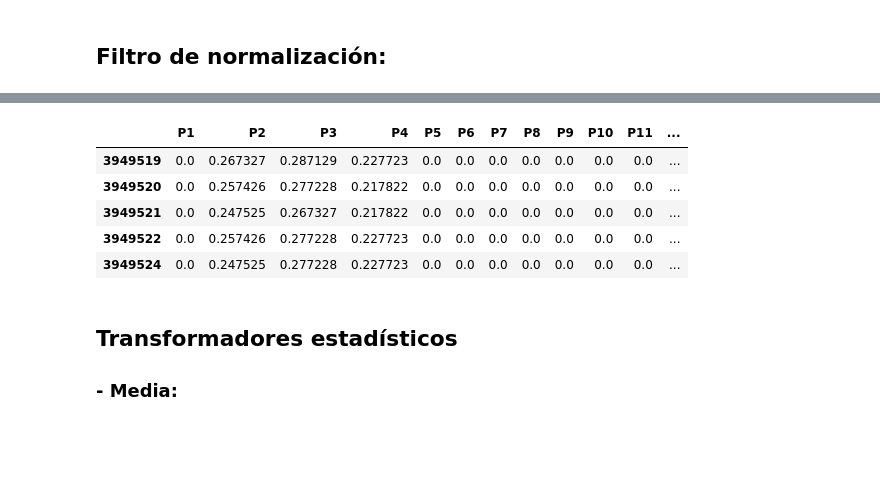
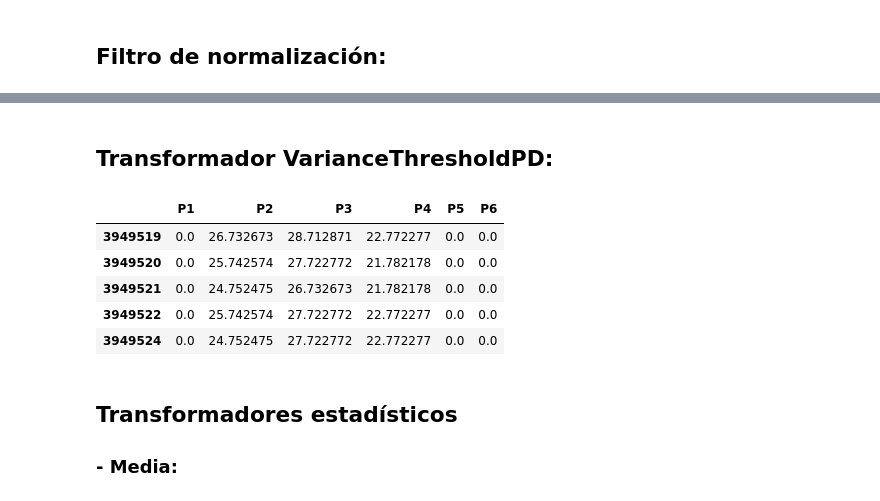
Before and after one commit to aliciaolivaresgil/TFG-SmartBeds, a Jupyter notebook: src/Transformadores.ipynb, the cells around one changed output, grey strips where cells are left out. Cells and saved outputs as stored; diff of their text form; code cells hidden in the pictures; blank space fills up the shorter version.

```diff
--- a/src/Transformadores.ipynb
+++ b/src/Transformadores.ipynb
@@ -74,12 +84,16 @@ datosNormalizados = normalizer.fit_transform(presiones)
-# %%
-datosNormalizados.head()
-# %% [output]
-|  | P1 | P2 | P3 | P4 | P5 | P6 | P7 | P8 | P9 | P10 | P11 | ... |
-| 3949519 | 0.0 | 0.267327 | 0.287129 | 0.227723 | 0.0 | 0.0 | 0.0 | 0.0 | 0.0 | 0.0 | 0.0 | ... |
-| 3949520 | 0.0 | 0.257426 | 0.277228 | 0.217822 | 0.0 | 0.0 | 0.0 | 0.0 | 0.0 | 0.0 | 0.0 | ... |
-| 3949521 | 0.0 | 0.247525 | 0.267327 | 0.217822 | 0.0 | 0.0 | 0.0 | 0.0 | 0.0 | 0.0 | 0.0 | ... |
-| 3949522 | 0.0 | 0.257426 | 0.277228 | 0.227723 | 0.0 | 0.0 | 0.0 | 0.0 | 0.0 | 0.0 | 0.0 | ... |
-| 3949524 | 0.0 | 0.247525 | 0.277228 | 0.227723 | 0.0 | 0.0 | 0.0 | 0.0 | 0.0 | 0.0 | 0.0 | ... |
+# %% [markdown]
+## Transformador VarianceThresholdPD:
+# %%
+varianceThresholdPD = VarianceThresholdPD(0.5)
+datosNormalizados = varianceThresholdPD.fit_transform(datosNormalizados)
+datosNormalizados.head()
+# %% [output]
+|  | P1 | P2 | P3 | P4 | P5 | P6 |
+| 3949519 | 0.0 | 26.732673 | 28.712871 | 22.772277 | 0.0 | 0.0 |
+| 3949520 | 0.0 | 25.742574 | 27.722772 | 21.782178 | 0.0 | 0.0 |
+| 3949521 | 0.0 | 24.752475 | 26.732673 | 21.782178 | 0.0 | 0.0 |
+| 3949522 | 0.0 | 25.742574 | 27.722772 | 22.772277 | 0.0 | 0.0 |
+| 3949524 | 0.0 | 24.752475 | 27.722772 | 22.772277 | 0.0 | 0.0 |
 # %% [markdown]
 ## Transformadores estadísticos
 ### - Media:
```
Also changed, not shown: parts of 10 cells of this notebook, 1 other file.
